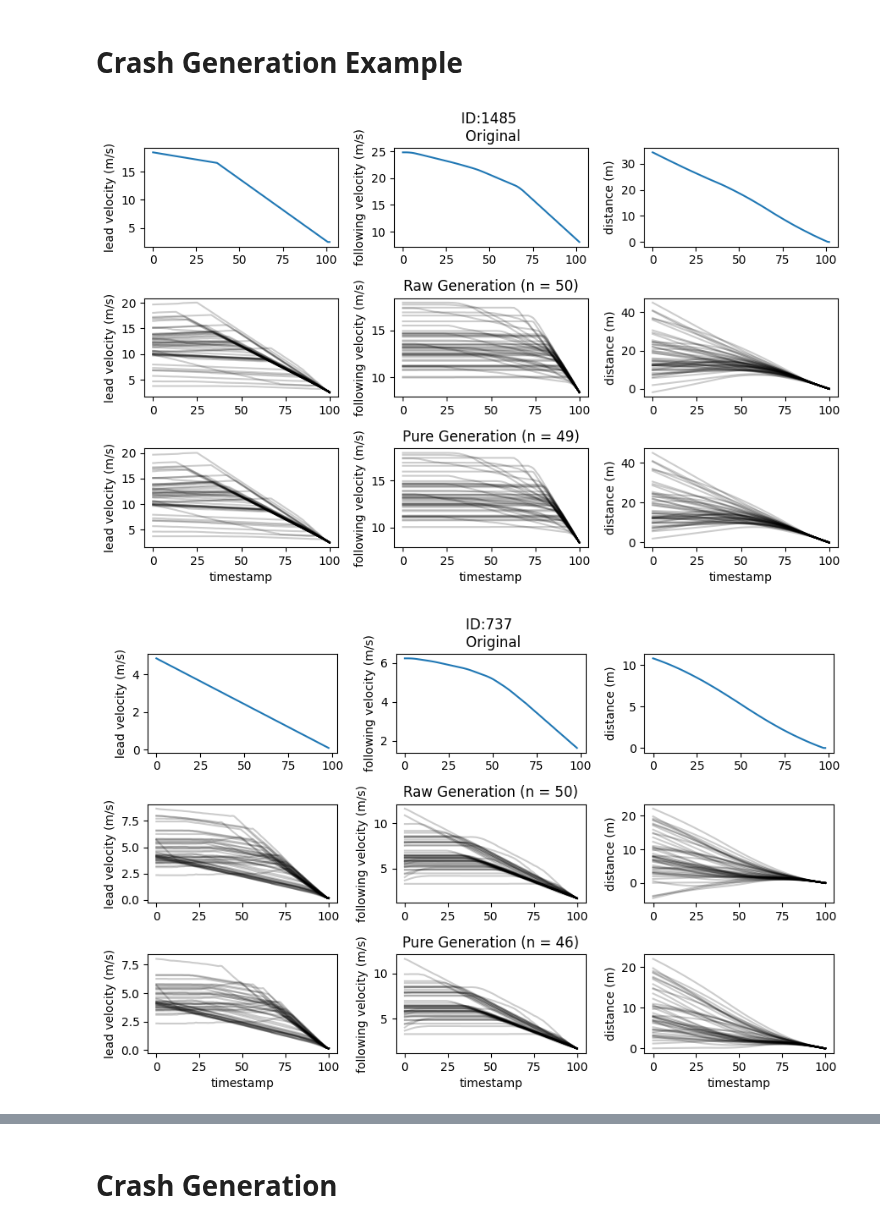
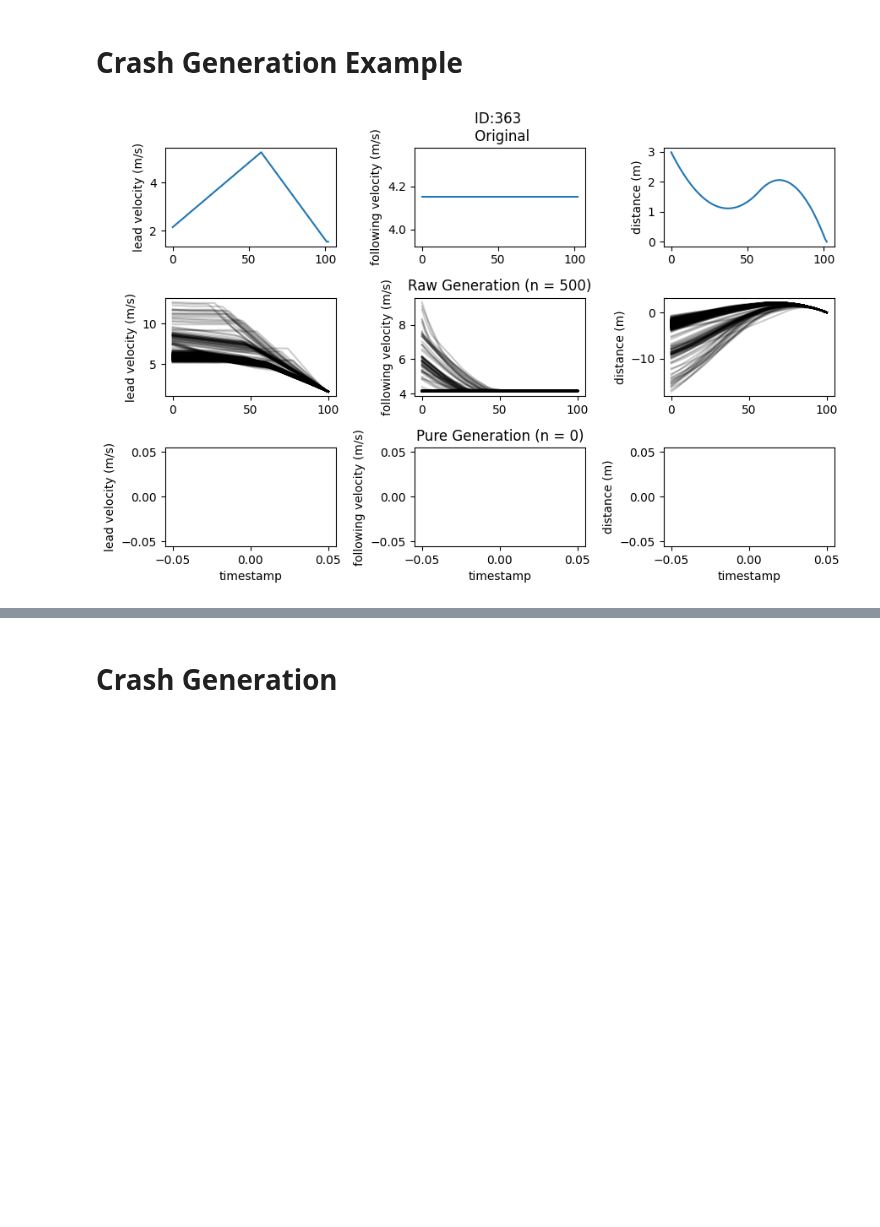
Before and after one commit to ShawnZhaoMX/RearEndCrashGeneration, a Jupyter notebook: CrashGenerationModel.ipynb, the cells around one changed output, grey strips where cells are left out. Drawn from its saved outputs; the diff is of its cells as text; code cells hidden in the pictures; blank space fills up the shorter version.

```diff
--- a/CrashGenerationModel.ipynb
+++ b/CrashGenerationModel.ipynb
@@ -30,7 +30,7 @@ output_size = int((acc_max - acc_min)/acc_interval) + 1
 input_size = 5
 
 model_lv = LVBehaviorModel(input_size, gru_hidden_size, mlp_hidden_size, output_size).to(device)
-model_lv.load_state_dict(torch.load('.\\weights\\bc_lv_val_02.pth'))
+model_lv.load_state_dict(torch.load('.\\weights\\bc_lv_val_dtw_02.pth'))
 model_lv.eval()
 # %% [output]
 LVBehaviorModel(
@@ -51,7 +51,7 @@ output_size = int((acc_max - acc_min)/acc_interval) + 1
 input_size = 5
 
 model_fv = FVBehaviorModel(input_size, gru_hidden_size, mlp_hidden_size, output_size).to(device)
-model_fv.load_state_dict(torch.load('.\\weights\\bc_fv_val_02.pth'))
+model_fv.load_state_dict(torch.load('.\\weights\\bc_fv_val_dtw_02.pth'))
 model_fv.eval()
 # %% [output]
 FVBehaviorModel(
@@ -71,18 +71,18 @@ FVBehaviorModel(
 # %% [markdown]
 # Crash Generation Example
 # %%
-for _ in range(10):
-    ID = random.randint(1, 5000)
+for _ in range(1):
+#     ID = random.randint(1, 5000)
 #     ID = 2530
 #     ID = 1421
-    # ID = 2912
+    ID = 363
     v_l_i = df[df["id"]==ID].iloc[:, 3].to_numpy()
     v_f_i = df[df["id"]==ID].iloc[:, 2].to_numpy()
     d_i = df[df["id"]==ID].iloc[:, 4].to_numpy()
     t_i = df[df["id"]==ID].iloc[:, 1].to_numpy()
 
     #### Gen LV first
-    n = 50 # number of trajectories
+    n = 500 # number of trajectories
     V_inputLV, A_inputLV = np.zeros(n), np.zeros(n)
     V_f0_inputLV, A_f0_inputLV = np.zeros(n), np.zeros(n)
 
@@ -135,32 +135,31 @@ for _ in range(10):
     plt.ylabel("distance (m)")
 
     plt.subplot(5, 3, 4)
     plt.plot(V_l.T, "k-", alpha=.2)
     plt.ylabel("lead velocity (m/s)")
     plt.subplot(5, 3, 5)
     plt.plot(V_f.T, "k-", alpha=.2)
     plt.title(f"Raw Generation (n = {n})")
     plt.ylabel("following velocity (m/s)")
     plt.subplot(5, 3, 6)
     plt.plot(D.T, "k-", alpha=.2)
     plt.ylabel("distance (m)")
 
     plt.subplot(5, 3, 7)
     plt.plot(V_l_filter.T, "k-", alpha=.2)
     plt.xlabel("timestamp")
     plt.ylabel("lead velocity (m/s)")
     plt.subplot(5, 3, 8)
     plt.plot(V_f_filter.T, "k-", alpha=.2)
     plt.title(f"Pure Generation (n = {V_f_filter.shape[0]})")
     plt.xlabel("timestamp")
     plt.ylabel("following velocity (m/s)")
     plt.subplot(5, 3, 9)
     plt.plot(D_filter.T, "k-", alpha=.2)
     plt.xlabel("timestamp")
     plt.ylabel("distance (m)")
 
     plt.tight_layout()
     plt.show()
 # %% [output]
-[figure, old version]
+[figure, new version]
-[figure, removed]
```
Also changed, not shown: parts of 30 cells of this notebook, 4 other files.
